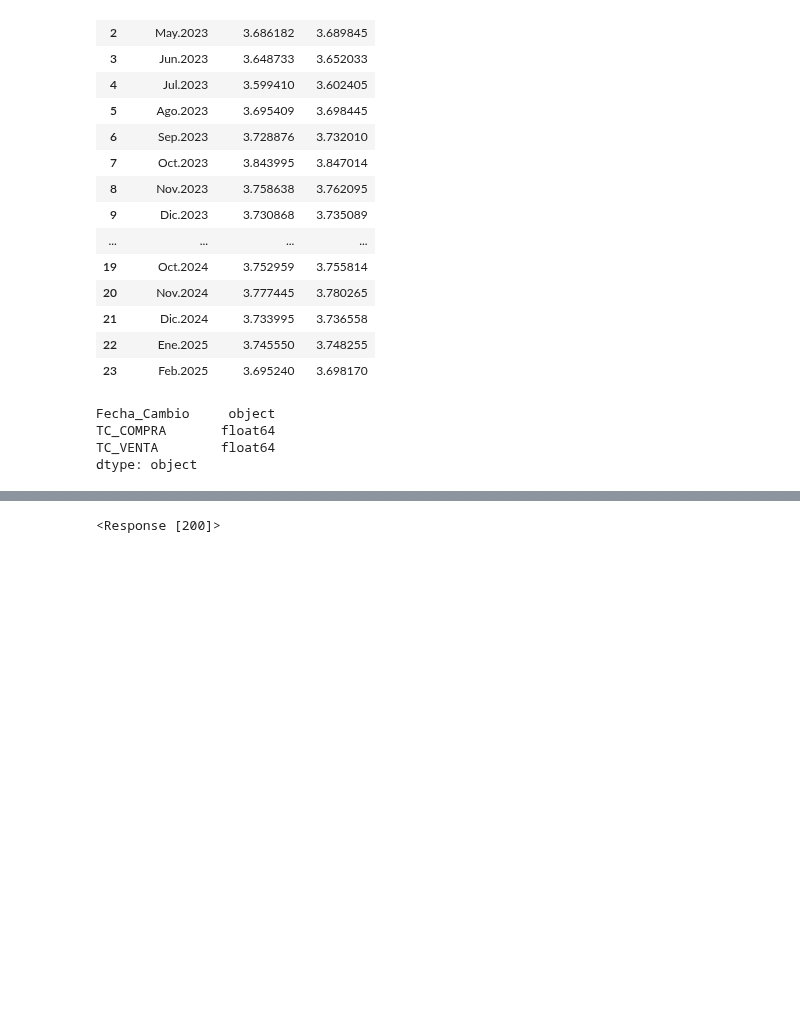
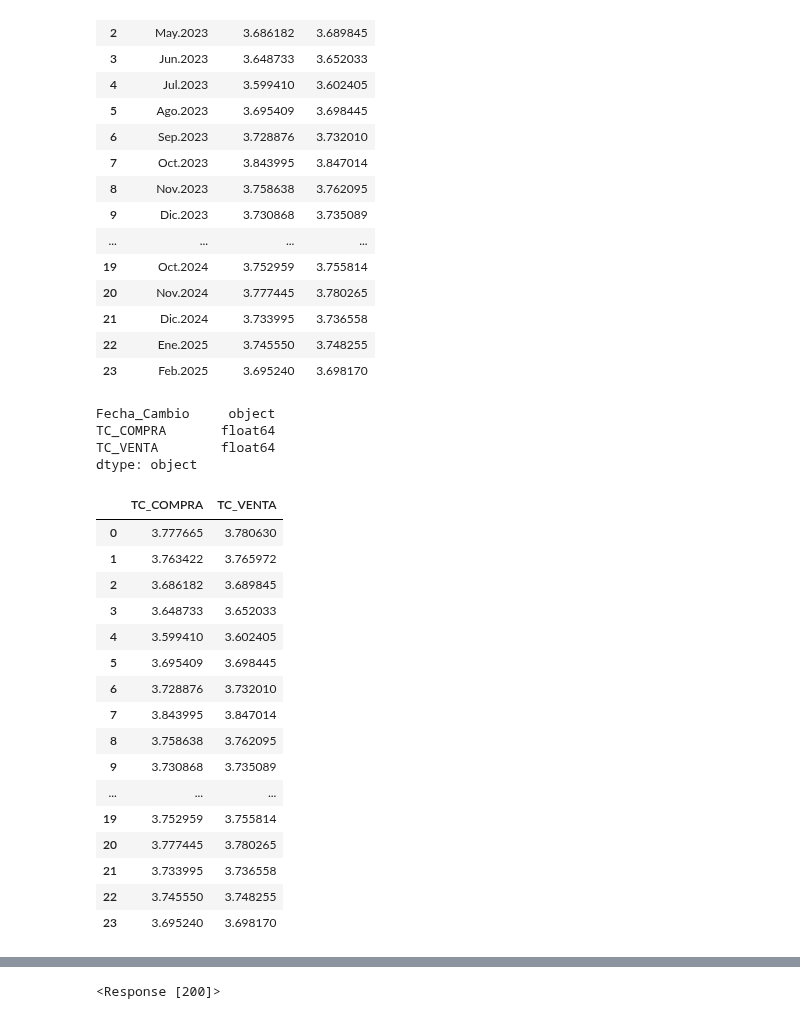
Before and after one commit to d2cml-ai/Data-Science-Python, a Jupyter notebook: Labs/Python_Notebooks/LAB_3.ipynb, the cells around one changed output, grey strips where cells are left out. Saved outputs shown, nothing was run; the diff lists cells and outputs as text; code cells hidden in the pictures; blank space fills up the shorter version.

```diff
--- a/Labs/Python_Notebooks/LAB_3.ipynb
+++ b/Labs/Python_Notebooks/LAB_3.ipynb
@@ -358,6 +500,27 @@ Fecha_Cambio     object
 TC_COMPRA       float64
 TC_VENTA        float64
 dtype: object
+# %%
+df = df.drop('Fecha_Cambio', axis=1)
+df
+# %% [output]
+|  | TC_COMPRA | TC_VENTA |
+| 0 | 3.777665 | 3.780630 |
+| 1 | 3.763422 | 3.765972 |
+| 2 | 3.686182 | 3.689845 |
+| 3 | 3.648733 | 3.652033 |
+| 4 | 3.599410 | 3.602405 |
+| 5 | 3.695409 | 3.698445 |
+| 6 | 3.728876 | 3.732010 |
+| 7 | 3.843995 | 3.847014 |
+| 8 | 3.758638 | 3.762095 |
+| 9 | 3.730868 | 3.735089 |
+| ... | ... | ... |
+| 19 | 3.752959 | 3.755814 |
+| 20 | 3.777445 | 3.780265 |
+| 21 | 3.733995 | 3.736558 |
+| 22 | 3.745550 | 3.748255 |
+| 23 | 3.695240 | 3.698170 |
 # %%
 date=['2023-03-01', '2023-04-01', '2023-05-01', '2023-06-01', '2023-07-01',
  '2023-08-01', '2023-09-01', '2023-10-01', '2023-11-01', '2023-12-01',
```
Also changed, not shown: parts of 43 cells of this notebook.
